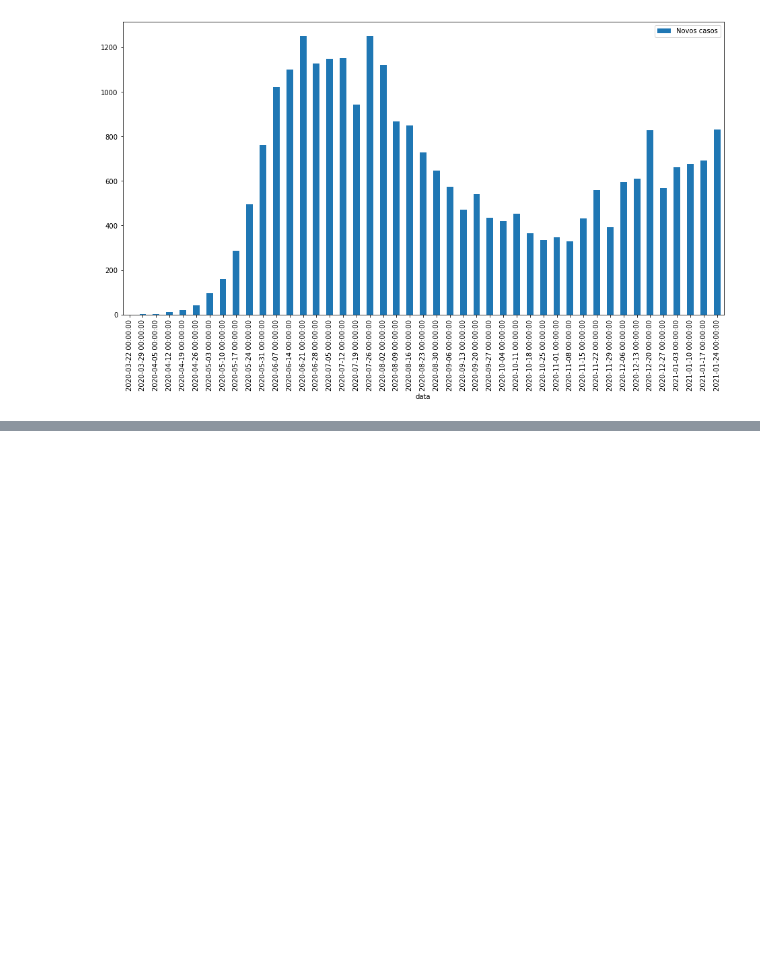
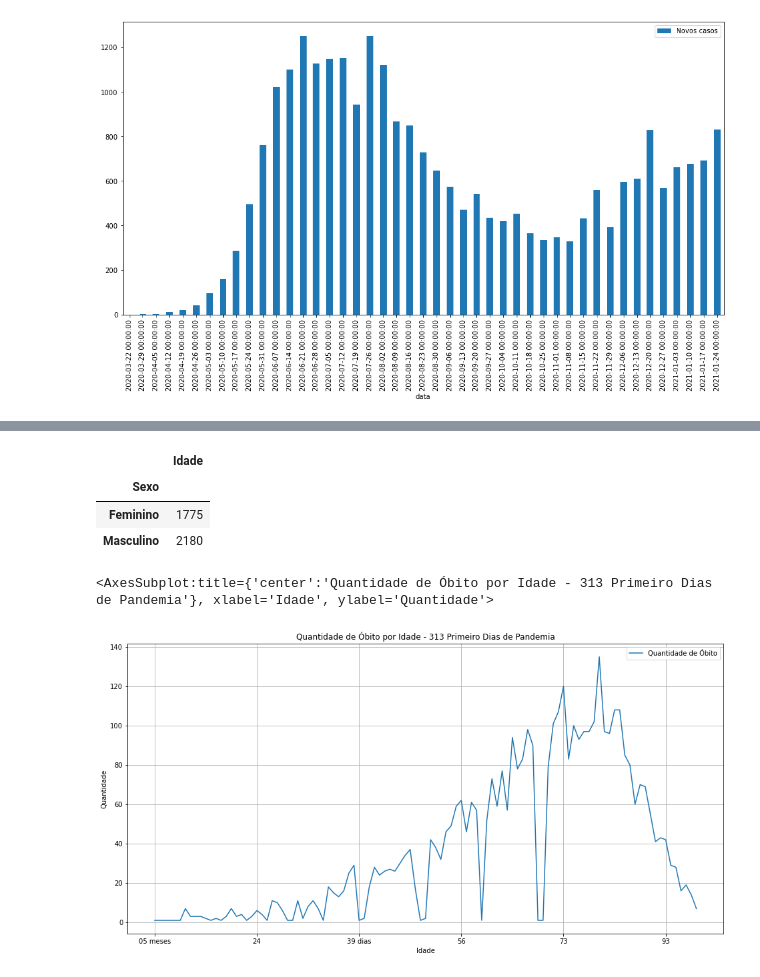
Before and after one commit to PETEletricaUFPB/intro_a_manipulacao_de_dados_com_python, a Jupyter notebook: notebooks/Aula 12- Manipulando dados da covid-19.ipynb, the cells around one changed output, grey strips where cells are left out. Saved outputs shown, nothing was run; the diff lists cells and outputs as text; code cells hidden in the pictures; blank space fills up the shorter version.

```diff
--- a/notebooks/Aula 12- Manipulando dados da covid-19.ipynb
+++ b/notebooks/Aula 12- Manipulando dados da covid-19.ipynb
@@ -146,0 +140,2 @@ plt.legend(["Novos casos"])
+# %%
+obitos_covid = pd.read_csv('../datasets/obitos.csv')
@@ -146,0 +164,27 @@ plt.legend(["Novos casos"])
+# %%
+obitos_covid.drop(columns=['Data do Óbito'],inplace=True)
+# %%
+# Agrupamento por sexo
+obitos_covid.drop(columns=['Método','Inicio Sintomas','Município de Residência','Doenças preexistentes']).groupby(['Sexo']).count()
+# %% [output]
+|  | Idade |
+| Sexo |  |
+| Feminino | 1775 |
+| Masculino | 2180 |
+# %%
+# Agrupamento por idade
+idade_obitos = obitos_covid.drop(columns=['Sexo','Inicio Sintomas','Município de Residência','Doenças preexistentes']).groupby(['Idade']).count()
+# %%
+idade_obitos.rename(columns={'Método':'Quantidade de Óbito'},inplace=True)
+idade_obitos.sort_values(by=['Quantidade de Óbito'])
+
+idade_obitos.plot(
+    title='Quantidade de Óbito por Idade - 313 Primeiro Dias de Pandemia',
+    ylabel='Quantidade',
+    xlabel='Idade',
+    grid=True,
+    figsize=(16,8)
+)
+# %% [output]
+<AxesSubplot:title={'center':'Quantidade de Óbito por Idade - 313 Primeiro Dias de Pandemia'}, xlabel='Idade', ylabel='Quantidade'>
+[figure, added]
```
Also changed, not shown: parts of 21 cells of this notebook.
